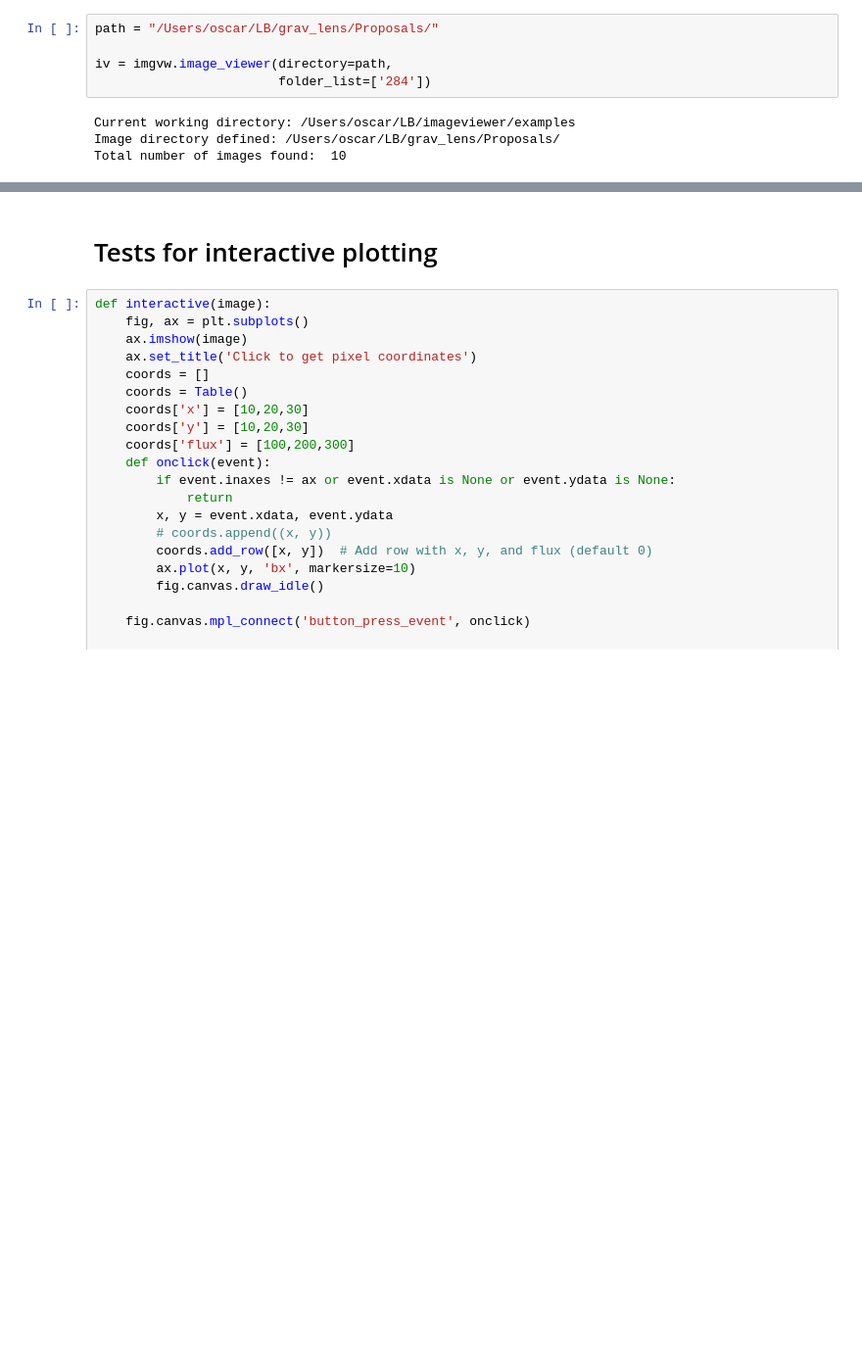
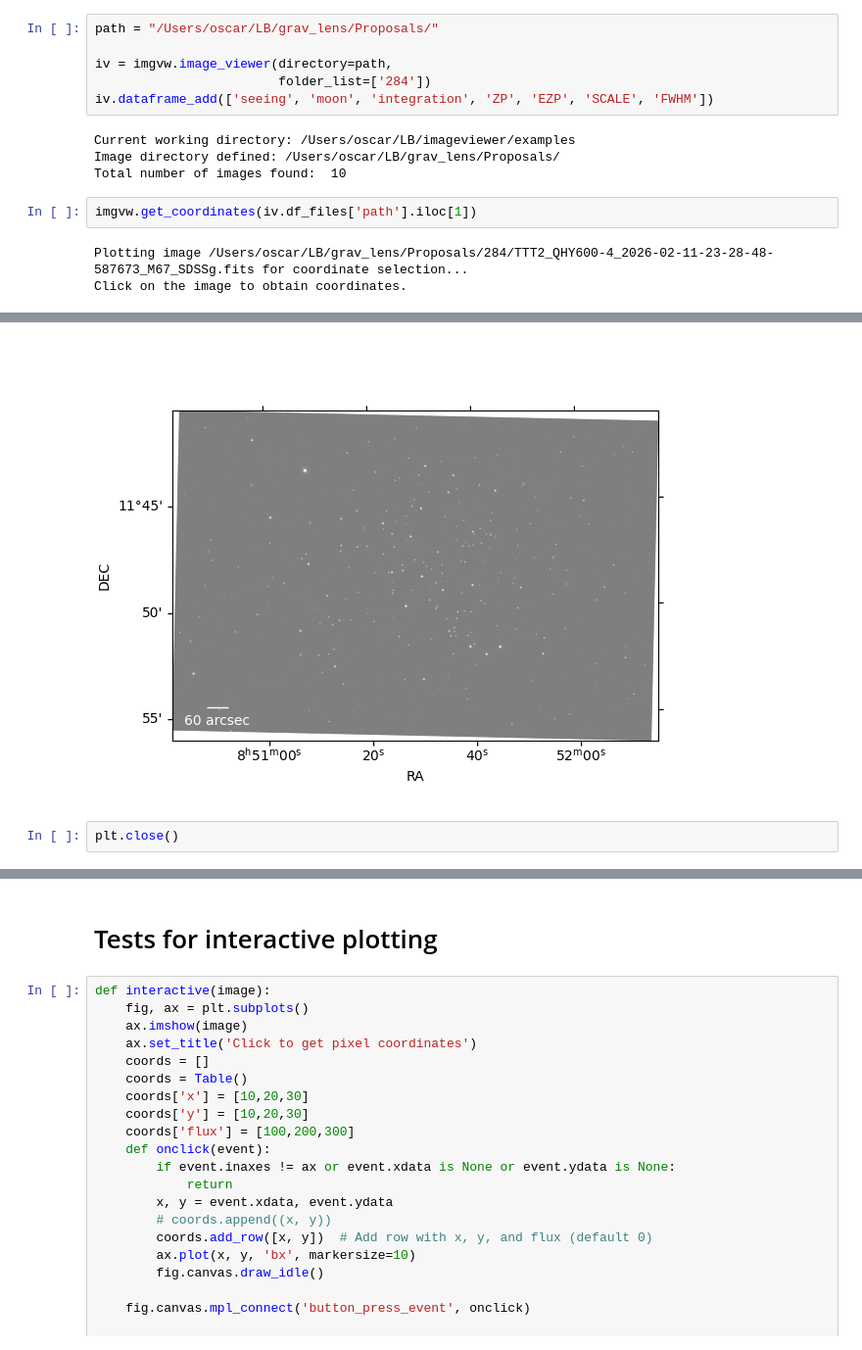
Before and after one commit to oscar-s-p/imageviewer, a Jupyter notebook: examples/photometry.ipynb, the cells around one changed output, grey strips where cells are left out. Shown at 98% size. Drawn from its saved outputs; the diff is of its cells as text; blank space fills up the shorter version.

```diff
--- a/examples/photometry.ipynb
+++ b/examples/photometry.ipynb
@@ -34,7 +34,13 @@ path = "/Users/oscar/LB/grav_lens/Proposals/"
 
 iv = imgvw.image_viewer(directory=path,
                         folder_list=['284'])
+iv.dataframe_add(['seeing', 'moon', 'integration', 'ZP', 'EZP', 'SCALE', 'FWHM'])
 # %% [output]
 Current working directory: /Users/oscar/LB/imageviewer/examples
 Image directory defined: /Users/oscar/LB/grav_lens/Proposals/
 Total number of images found:  10
+# %%
+imgvw.get_coordinates(iv.df_files['path'].iloc[1])
+# %% [output]
+Plotting image /Users/oscar/LB/grav_lens/Proposals/284/TTT2_QHY600-4_2026-02-11-23-28-48-587673_M67_SDSSg.fits for coordinate selection...
+Click on the image to obtain coordinates.
@@ -41 +48,4 @@ Total number of images found:  10
+[figure, added]
+# %%
+plt.close()
 # %%
```
Also changed, not shown: parts of 10 cells of this notebook, 5 other files.
